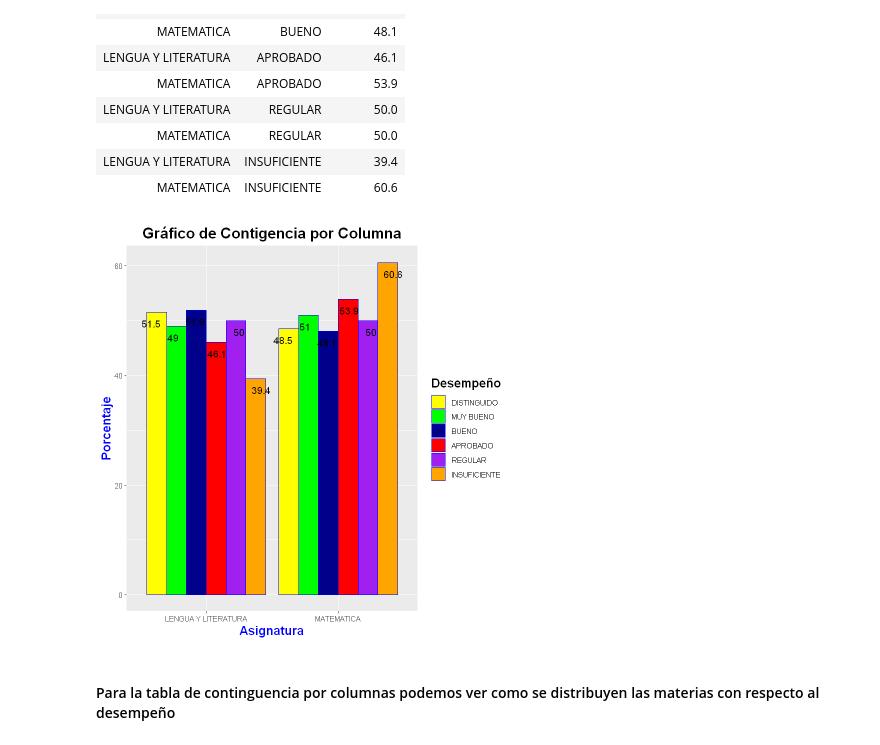
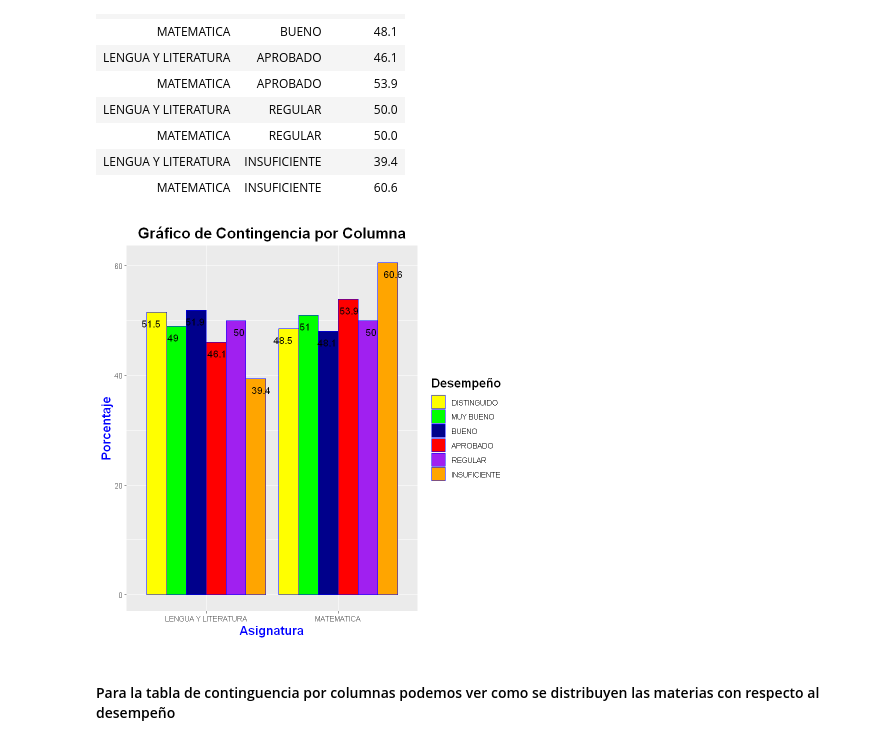
Before and after one commit to Nefertumm/EDM_2023, a Jupyter notebook: Dataset_escuelas/TP1.ipynb, the cells around one changed output. Cells and saved outputs as stored; diff of their text form; code cells hidden in the pictures.

```diff
--- a/Dataset_escuelas/TP1.ipynb
+++ b/Dataset_escuelas/TP1.ipynb
@@ -3571,17 +3560,17 @@ A data.frame: 12 × 3
 # %%
 #horizontal coord_flip()
 ggplot(data=datos,aes(x=Asignatura,y=Porcentaje,fill=Desempeño))+
   geom_bar(stat="identity",colour="blue",position="dodge")+
   scale_fill_manual(values=c("yellow","green", "darkblue", "red", "purple", "orange"))+
  geom_text(aes(label=Porcentaje),hjust=0.5, vjust=2, position = position_dodge(width = 1),size = 4, color = "Black")+
    xlab("Asignatura")+
   ylab("Porcentaje")+
- ggtitle("Gráfico de Contigencia por Columna") +
+ ggtitle("Gráfico de Contingencia por Columna") +
  theme(axis.title = element_text(size = 15, color = "blue", face = "bold"))+
  theme(title = element_text(size = 15, color = "black", face = "bold"))+
   theme(plot.title = element_text(hjust = 0.5)) #centra titulo
 # %% [output]
-[figure, old version]
+[figure, new version]
 # %% [markdown]
 #### Para la tabla de continguencia por columnas podemos ver como se distribuyen las materias con respecto al desempeño
 # %% [markdown]
```
Also changed, not shown: parts of 37 cells of this notebook.
